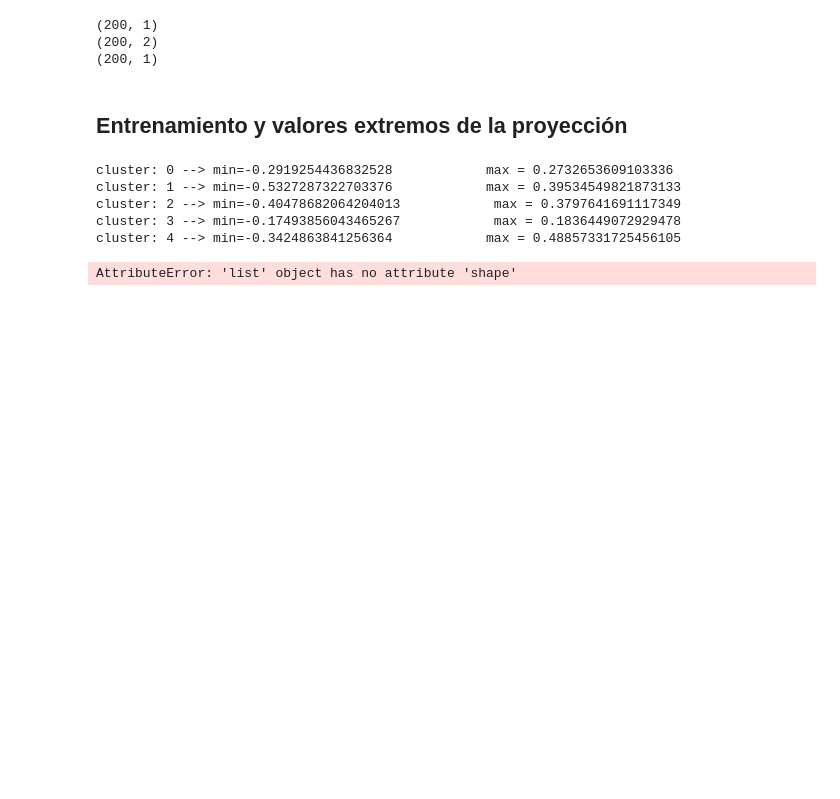
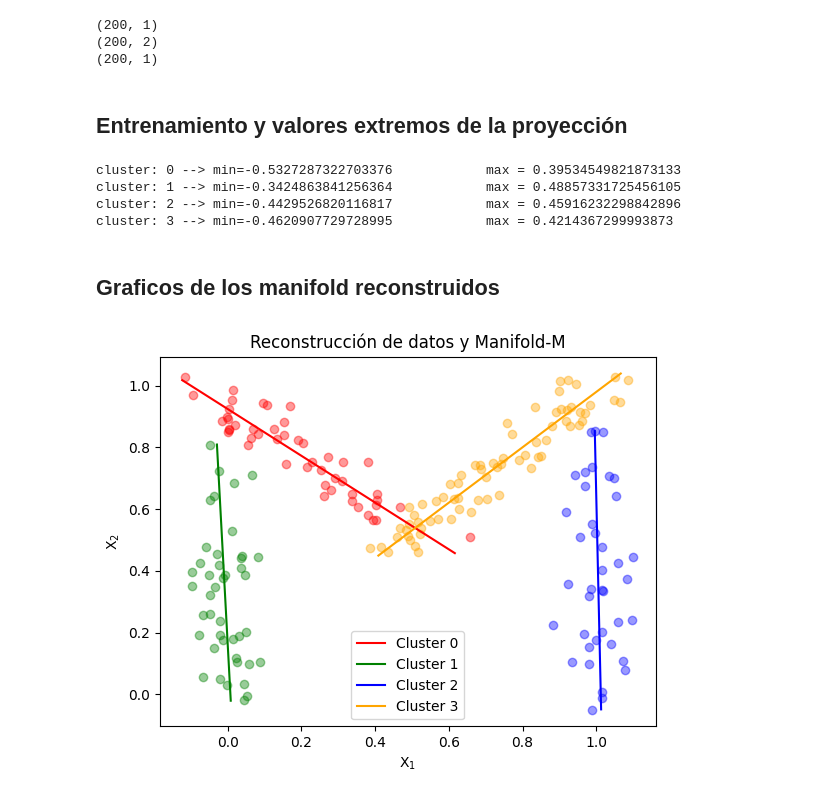
Before and after one commit to Jsar9/Signal-Processing-Workshop, a Jupyter notebook: TPs/TP7/TP7_SARMIENTO_104241.ipynb, the cells around one changed output. Saved outputs shown, nothing was run; the diff lists cells and outputs as text; code cells hidden in the pictures; blank space fills up the shorter version.

```diff
--- a/TPs/TP7/TP7_SARMIENTO_104241.ipynb
+++ b/TPs/TP7/TP7_SARMIENTO_104241.ipynb
@@ -419,7 +419,7 @@ class PCA:
 
 
     #### Transforma el espacio original al espacio latente de dimensión k.
-    def transform(self, X, k):
+    def transform(self, X, k=1):
 
         X_centered = X - self.mean
 
@@ -431,13 +431,13 @@ class PCA:
 
 
     #### Transforma del espacio latente al espacio original.
-    def inverse_transform(self, U, k):
+    def inverse_transform(self, U, k=1):
         w = self.eig_vecs[:, :k]
         return U @ w.T + self.mean
 
 
     #### fit+transform
-    def fit_transform (self, X, k):
+    def fit_transform (self, X, k=1):
         self.fit(X)
         return self.transform(X,k)
 # %%
@@ -463,14 +463,14 @@ print(x_tr2.shape)
 ## Entrenamiento y valores extremos de la proyección
 # %%
 #Separación en clusters con EM
-em_model = EM (n_clusters= 5)
-y_pred = em_model.fit_predict(X)
+em_model = EM (n_clusters= 4, max_iter=500)
+y_pred_em = em_model.fit_predict(X)
 
 
 #Se entrena un PCA para cada cluster
 pcas = []
 for k in range(em_model.n_clusters):
-    X_k = X[y_pred == k]
+    X_k = X[y_pred_em == k]
     pca_k = PCA()
     pca_k.fit(X_k)
     pcas.append(pca_k)
@@ -480,8 +480,8 @@ mins=[]
 maxs= []
 
 for k, pca_k in enumerate(pcas):
-    X_k = X[y_pred == k]
-    proj = pca_k.transform(X_k,k =1) #Proyección 1D
+    X_k = X[y_pred_em == k]
+    proj = pca_k.transform(X_k) #Proyección 1D
     mins.append(proj.min())
     maxs.append(proj.max())
     print(f'cluster: {k} --> min={mins[k]}            max = {maxs[k]}')
@@ -489,12 +489,37 @@ for k, pca_k in enumerate(pcas):
 mins=np.array(mins,ndmin = 2).T
 maxs=np.array(maxs,ndmin = 2).T
 
-print(mins.shape)
-print(maxs.shape)
+# print(mins.shape)
+# print(maxs.shape)
 # %% [output]
-cluster: 0 --> min=-0.2919254436832528            max = 0.2732653609103336
-cluster: 1 --> min=-0.5327287322703376            max = 0.39534549821873133
-cluster: 2 --> min=-0.40478682064204013            max = 0.3797641691117349
-cluster: 3 --> min=-0.17493856043465267            max = 0.1836449072929478
-cluster: 4 --> min=-0.3424863841256364            max = 0.48857331725456105
+cluster: 0 --> min=-0.5327287322703376            max = 0.39534549821873133
+cluster: 1 --> min=-0.3424863841256364            max = 0.48857331725456105
+cluster: 2 --> min=-0.4429526820116817            max = 0.45916232298842896
+cluster: 3 --> min=-0.4620907729728995            max = 0.4214367299993873
-AttributeError: 'list' object has no attribute 'shape'
+# %% [markdown]
+## Graficos de los manifold reconstruidos
+# %%
+colors=['r','g','b','orange']
+
+#Se grafican los datos para cada cluster
+for k in np.unique(y_pred_em):
+    X_k = X[y_pred_em == k]
+    plt.scatter(X_k[:, 0], X_k[:, 1], color=colors[k], alpha=0.4)
+
+#Se grafican las rectas reconstruidas, asociadas a cada cluster
+for k, pca_k in enumerate(pcas):
+    #Se generan valores a partir de los valores extremos para cada cluster
+    z = np.linspace(mins[k], maxs[k], 100).reshape(-1, 1)
+
+    #Se reconstruye la recta de cada cluster
+    manifold = pca_k.inverse_transform(z)
+
+    plt.plot(manifold[:, 0], manifold[:, 1], color=colors[k], label=f'Cluster {k}')
+
+plt.title('Reconstrucción de datos y Manifold-M')
+plt.xlabel(r'$\text{X}_1$')
+plt.ylabel(r'$\text{X}_2$')
+plt.legend()
+plt.show()
+# %% [output]
+[figure, added]
```
Also changed, not shown: parts of 1 cell of this notebook.
